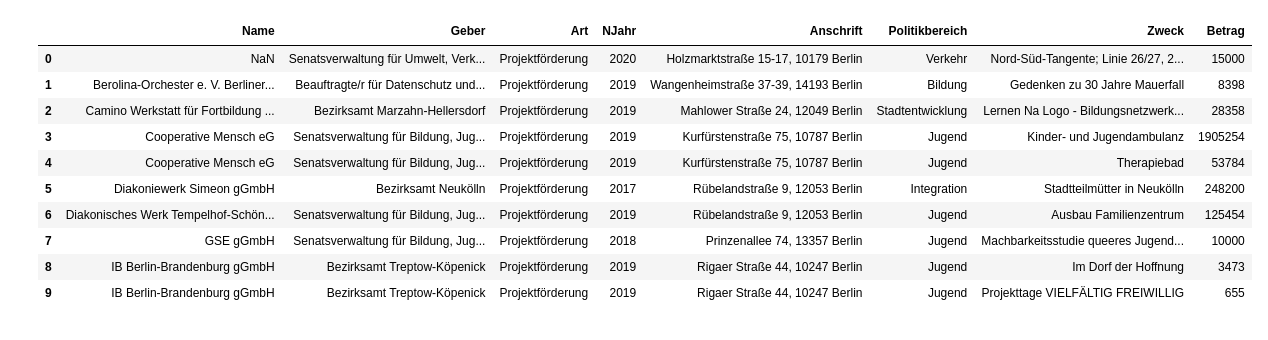
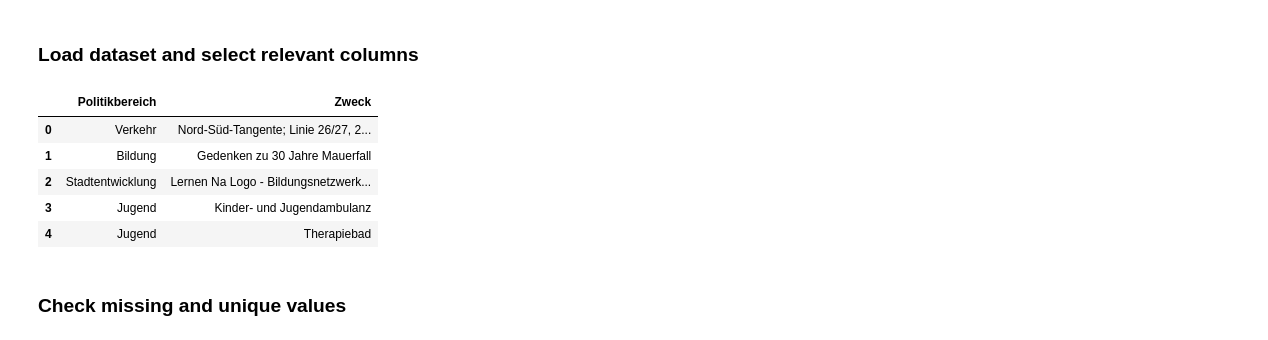
Before and after one commit to lcesaratto/Staatlichen-Ausgaben-Klassifizierung, a Jupyter notebook: 1_Exploratory_Data_Analysis.ipynb, the cells around one changed output. Cells and saved outputs as stored; diff of their text form; code cells hidden in the pictures.

```diff
--- a/1_Exploratory_Data_Analysis.ipynb
+++ b/1_Exploratory_Data_Analysis.ipynb
@@ -1,18 +1,18 @@
+# %% [markdown]
+### Load dataset and select relevant columns
 # %%
 import pandas as pd
 
-df = pd.read_csv("data/all_data.csv")
+df = pd.read_csv("data/raw_data.csv")
 
-df.head(10)
+df = df[["Politikbereich","Zweck"]]
+df.head(5)
 # %% [output]
-|  | Name | Geber | Art | NJahr | Anschrift | Politikbereich | Zweck | Betrag |
-| 0 | NaN | Senatsverwaltung für Umwelt, Verk... | Projektförderung | 2020 | Holzmarktstraße 15-17, 10179 Berlin | Verkehr | Nord-Süd-Tangente; Linie 26/27, 2... | 15000 |
-| 1 | Berolina-Orchester e. V. Berliner... | Beauftragte/r für Datenschutz und... | Projektförderung | 2019 | Wangenheimstraße 37-39, 14193 Berlin | Bildung | Gedenken zu 30 Jahre Mauerfall | 8398 |
-| 2 | Camino Werkstatt für Fortbildung ... | Bezirksamt Marzahn-Hellersdorf | Projektförderung | 2019 | Mahlower Straße 24, 12049 Berlin | Stadtentwicklung | Lernen Na Logo - Bildungsnetzwerk... | 28358 |
-| 3 | Cooperative Mensch eG | Senatsverwaltung für Bildung, Jug... | Projektförderung | 2019 | Kurfürstenstraße 75, 10787 Berlin | Jugend | Kinder- und Jugendambulanz | 1905254 |
-| 4 | Cooperative Mensch eG | Senatsverwaltung für Bildung, Jug... | Projektförderung | 2019 | Kurfürstenstraße 75, 10787 Berlin | Jugend | Therapiebad | 53784 |
-| 5 | Diakoniewerk Simeon gGmbH | Bezirksamt Neukölln | Projektförderung | 2017 | Rübelandstraße 9, 12053 Berlin | Integration | Stadtteilmütter in Neukölln | 248200 |
-| 6 | Diakonisches Werk Tempelhof-Schön... | Senatsverwaltung für Bildung, Jug... | Projektförderung | 2019 | Rübelandstraße 9, 12053 Berlin | Jugend | Ausbau Familienzentrum | 125454 |
-| 7 | GSE gGmbH | Senatsverwaltung für Bildung, Jug... | Projektförderung | 2018 | Prinzenallee 74, 13357 Berlin | Jugend | Machbarkeitsstudie queeres Jugend... | 10000 |
-| 8 | IB Berlin-Brandenburg gGmbH | Bezirksamt Treptow-Köpenick | Projektförderung | 2019 | Rigaer Straße 44, 10247 Berlin | Jugend | Im Dorf der Hoffnung | 3473 |
-| 9 | IB Berlin-Brandenburg gGmbH | Bezirksamt Treptow-Köpenick | Projektförderung | 2019 | Rigaer Straße 44, 10247 Berlin | Jugend | Projekttage VIELFÄLTIG FREIWILLIG | 655 |
+|  | Politikbereich | Zweck |
+| 0 | Verkehr | Nord-Süd-Tangente; Linie 26/27, 2... |
+| 1 | Bildung | Gedenken zu 30 Jahre Mauerfall |
+| 2 | Stadtentwicklung | Lernen Na Logo - Bildungsnetzwerk... |
+| 3 | Jugend | Kinder- und Jugendambulanz |
+| 4 | Jugend | Therapiebad |
+# %% [markdown]
+### Check missing and unique values
```
Also changed, not shown: parts of 8 cells of this notebook, 7 other files.
